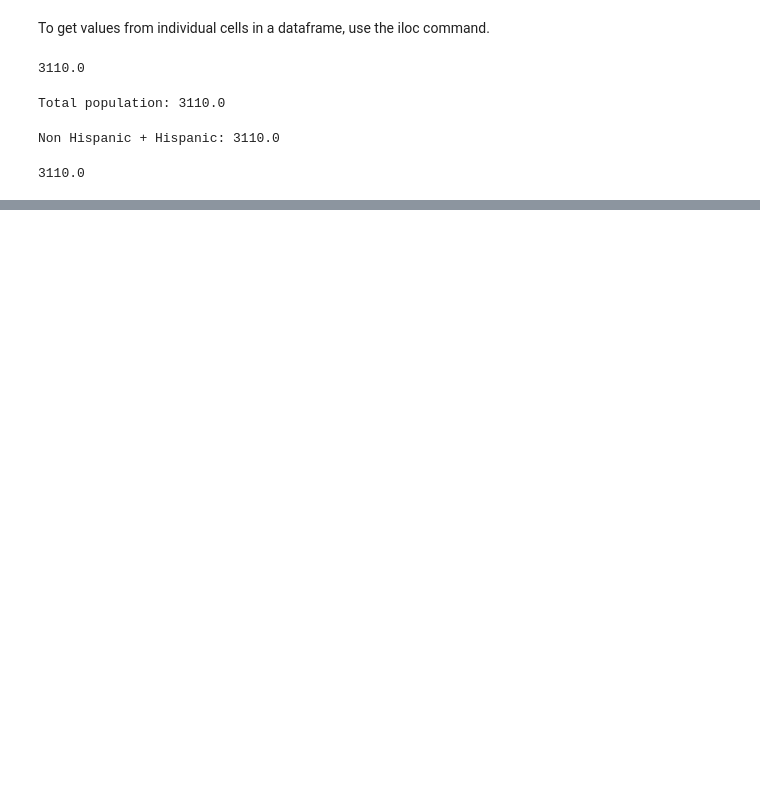
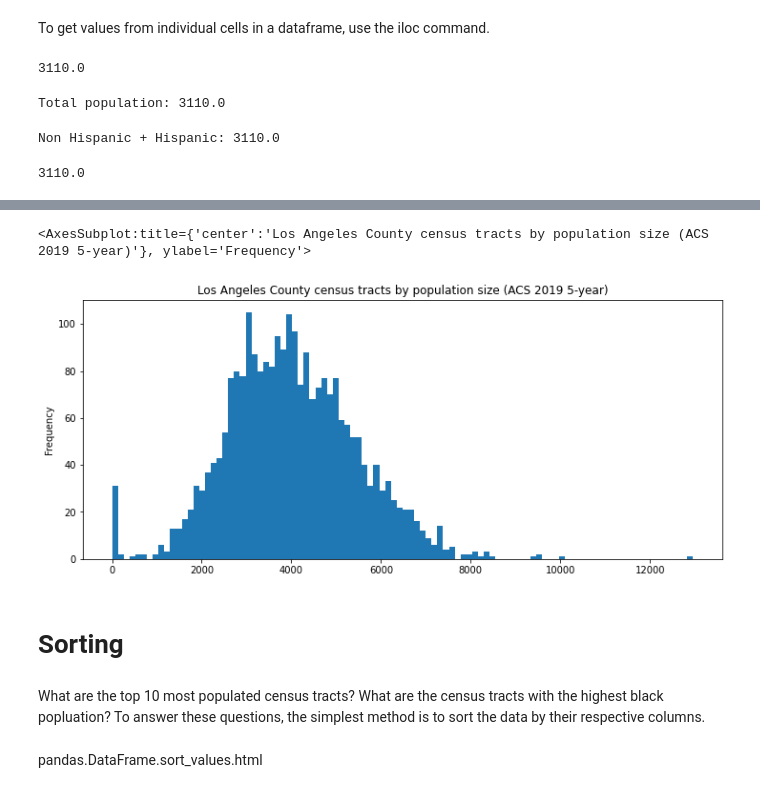
Before and after one commit to Rishiraj-singh7/Census-Data-Mapping, a Jupyter notebook: main.ipynb, the cells around one changed output, grey strips where cells are left out. Drawn from its saved outputs; the diff is of its cells as text; code cells hidden in the pictures; blank space fills up the shorter version.

Commit message:
sorting

```diff
--- a/main.ipynb
+++ b/main.ipynb
@@ -281,0 +327,14 @@ print(random_tract.iloc[0]['Non Hispanic White'] +
+# %%
+# make it bigger, increase the number of bins, and give it a title
+gdf['Total'].plot.hist(figsize=(12,5),
+                       bins=100,
+                       title='Los Angeles County census tracts by population size (ACS 2019 5-year)')
+# %% [output]
+<AxesSubplot:title={'center':'Los Angeles County census tracts by population size (ACS 2019 5-year)'}, ylabel='Frequency'>
+[figure, added]
+# %% [markdown]
+# Sorting
+# %% [markdown]
+What are the top 10 most populated census tracts? What are the census tracts with the highest black popluation? To answer these questions, the simplest method is to sort the data by their respective columns.
+# %% [markdown]
+pandas.DataFrame.sort_values.html
```
Also changed, not shown: parts of 19 cells of this notebook.
